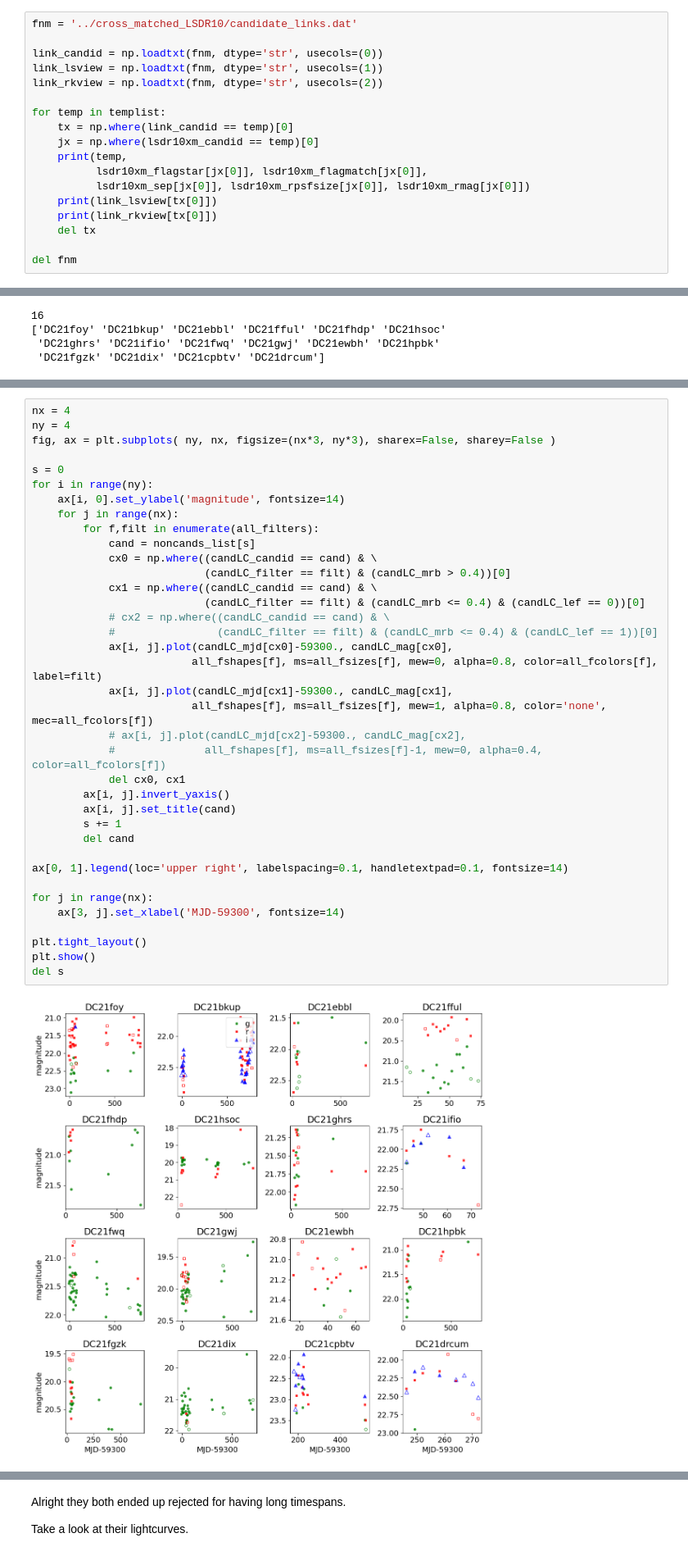
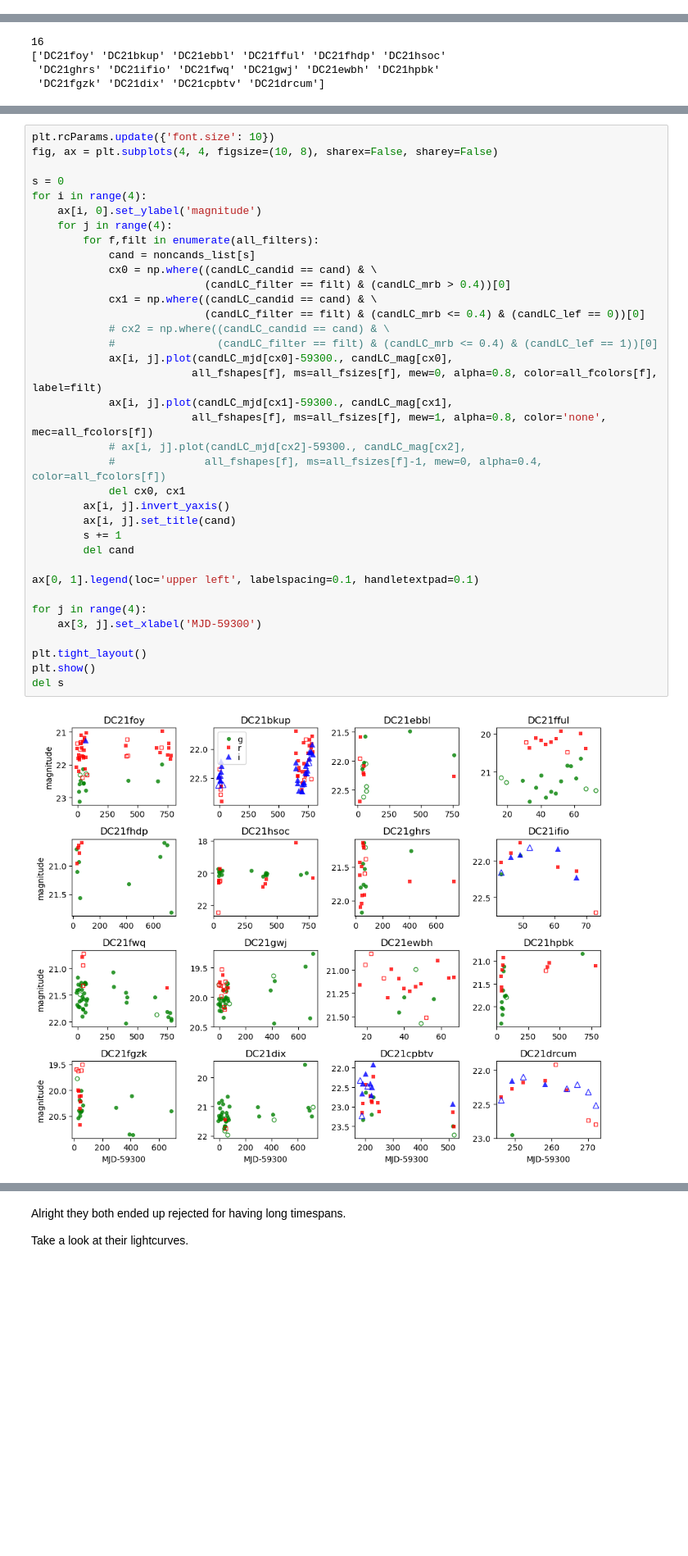
Before and after one commit to MelissaGraham/decam_ddf_tools, a Jupyter notebook: transients_science/SNIa/1_create_potential_snia_list.ipynb, the cells around one changed output, grey strips where cells are left out. Shown at 82% size. Saved outputs shown, nothing was run; the diff lists cells and outputs as text; blank space fills up the shorter version.

```diff
--- a/transients_science/SNIa/1_create_potential_snia_list.ipynb
+++ b/transients_science/SNIa/1_create_potential_snia_list.ipynb
@@ -465,18 +305,0 @@ templist = ['DC21dqik','DC21fber','DC21frjc','DC21jfcb']
-# %%
-fnm = '../cross_matched_LSDR10/candidate_links.dat'
-
-link_candid = np.loadtxt(fnm, dtype='str', usecols=(0))
-link_lsview = np.loadtxt(fnm, dtype='str', usecols=(1))
-link_rkview = np.loadtxt(fnm, dtype='str', usecols=(2))
-
-for temp in templist:
-    tx = np.where(link_candid == temp)[0]
-    jx = np.where(lsdr10xm_candid == temp)[0]
-    print(temp,
-          lsdr10xm_flagstar[jx[0]], lsdr10xm_flagmatch[jx[0]],
-          lsdr10xm_sep[jx[0]], lsdr10xm_rpsfsize[jx[0]], lsdr10xm_rmag[jx[0]])
-    print(link_lsview[tx[0]])
-    print(link_rkview[tx[0]])
-    del tx
-
-del fnm
@@ -534,42 +339,41 @@ Plot the 16 that are no longer a potential SNIa.
 
 Do any look like they really are SNIa and shouldn't be discluded?
 # %%
-nx = 4
-ny = 4
-fig, ax = plt.subplots( ny, nx, figsize=(nx*3, ny*3), sharex=False, sharey=False )
+plt.rcParams.update({'font.size': 10})
+fig, ax = plt.subplots(4, 4, figsize=(10, 8), sharex=False, sharey=False)
 
 s = 0
-for i in range(ny):
-    ax[i, 0].set_ylabel('magnitude', fontsize=14)
-    for j in range(nx):
+for i in range(4):
+    ax[i, 0].set_ylabel('magnitude')
+    for j in range(4):
         for f,filt in enumerate(all_filters):
             cand = noncands_list[s]
             cx0 = np.where((candLC_candid == cand) & \
                            (candLC_filter == filt) & (candLC_mrb > 0.4))[0]
             cx1 = np.where((candLC_candid == cand) & \
                            (candLC_filter == filt) & (candLC_mrb <= 0.4) & (candLC_lef == 0))[0]
             # cx2 = np.where((candLC_candid == cand) & \
             #                (candLC_filter == filt) & (candLC_mrb <= 0.4) & (candLC_lef == 1))[0]
             ax[i, j].plot(candLC_mjd[cx0]-59300., candLC_mag[cx0],
                          all_fshapes[f], ms=all_fsizes[f], mew=0, alpha=0.8, color=all_fcolors[f], label=filt)
             ax[i, j].plot(candLC_mjd[cx1]-59300., candLC_mag[cx1],
                          all_fshapes[f], ms=all_fsizes[f], mew=1, alpha=0.8, color='none', mec=all_fcolors[f])
             # ax[i, j].plot(candLC_mjd[cx2]-59300., candLC_mag[cx2],
             #              all_fshapes[f], ms=all_fsizes[f]-1, mew=0, alpha=0.4, color=all_fcolors[f])
             del cx0, cx1
         ax[i, j].invert_yaxis()
         ax[i, j].set_title(cand)
         s += 1
         del cand
 
-ax[0, 1].legend(loc='upper right', labelspacing=0.1, handletextpad=0.1, fontsize=14)
+ax[0, 1].legend(loc='upper left', labelspacing=0.1, handletextpad=0.1)
 
-for j in range(nx):
-    ax[3, j].set_xlabel('MJD-59300', fontsize=14)
+for j in range(4):
+    ax[3, j].set_xlabel('MJD-59300')
 
 plt.tight_layout()
 plt.show()
 del s
 # %% [output]
-[figure, old version]
+[figure, new version]
 # %% [markdown]
```
Also changed, not shown: parts of 24 cells of this notebook, 1 other file.
